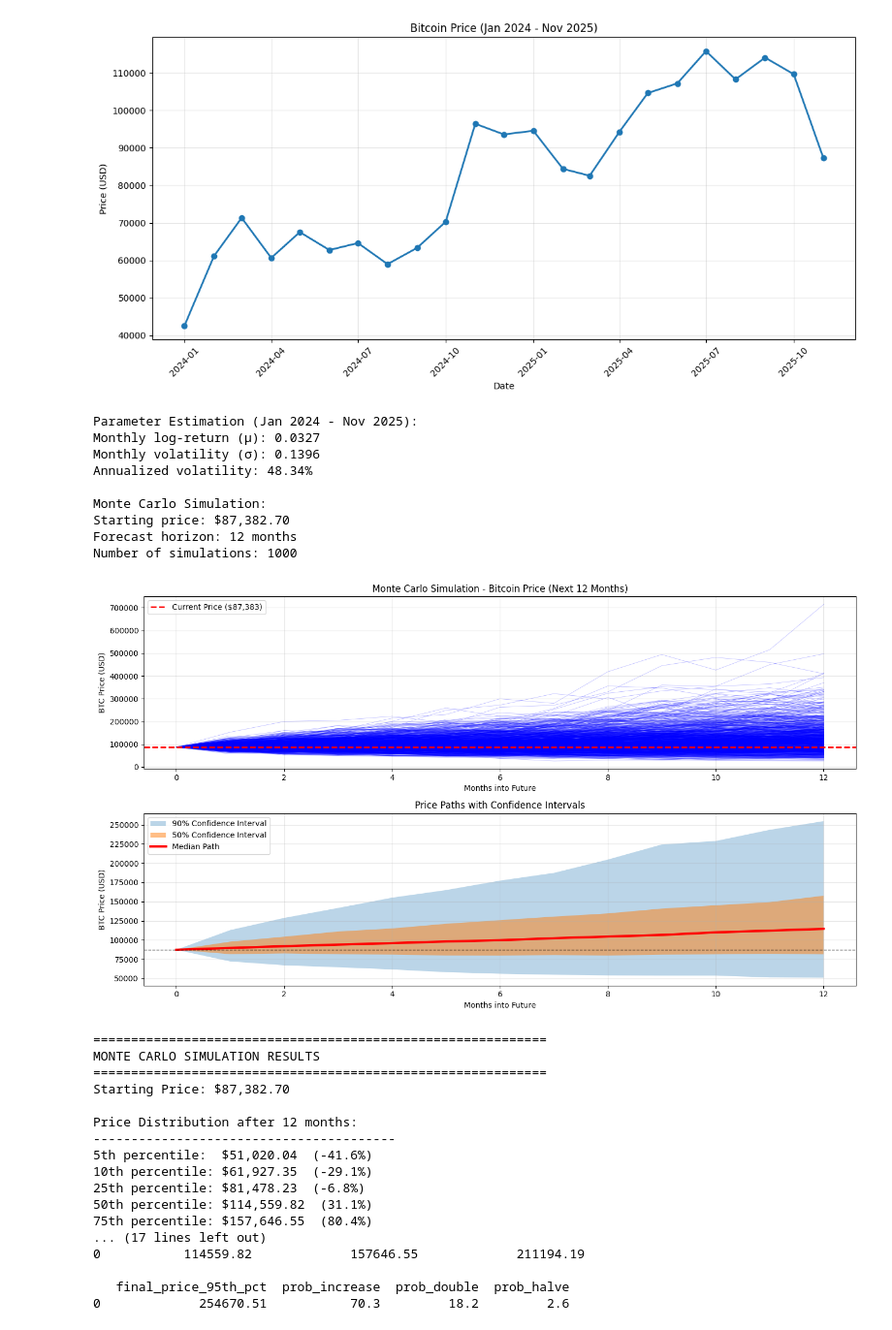
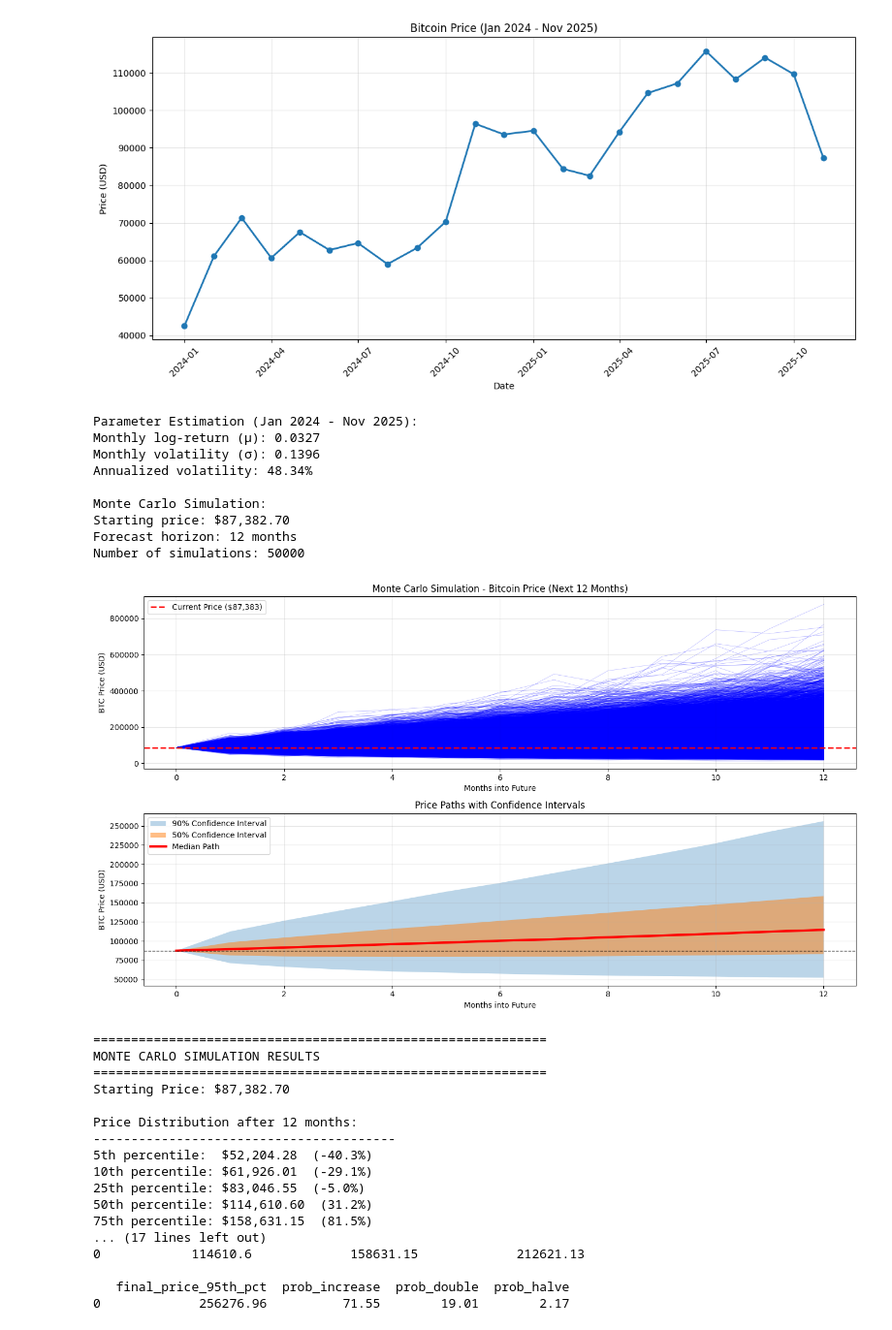
Before and after one commit to Hatemmanaiofficiel/MONTE_CARLO-BTC-2024-2025, a Jupyter notebook: BTC-Analysis/BTC-ANAL.ipynb, the cells around one changed output. Shown: that part at 97% size. Cells and saved outputs as stored; diff of their text form; code cells hidden in the pictures.

```diff
--- a/BTC-Analysis/BTC-ANAL.ipynb
+++ b/BTC-Analysis/BTC-ANAL.ipynb
@@ -95,15 +95,11 @@ print(f"Annualized volatility: {sigma * np.sqrt(12):.2%}")
 # Monte Carlo simulation
 last_price = df['Price'].iloc[-1]
 months = 12
-num_simulations = 1000
+num_simulations = 50000
 
 paths = np.zeros((months + 1, num_simulations))
 paths[0] = last_price
 
-print(f"\nMonte Carlo Simulation:")
-print(f"Starting price: ${last_price:,.2f}")
-print(f"Forecast horizon: {months} months")
-print(f"Number of simulations: {num_simulations}")
 
 # Run simulations
 np.random.seed(42)  # For reproducible results
@@ -114,6 +110,11 @@ for t in range(1, months + 1):
 # Calculate percentiles
 final_prices = paths[-1]
 p5, p10, p25, p50, p75, p90, p95 = np.percentile(final_prices, [5, 10, 25, 50, 75, 90, 95])
+
+print(f"\nMonte Carlo Simulation:")
+print(f"Starting price: ${last_price:,.2f}")
+print(f"Forecast horizon: {months} months")
+print(f"Number of simulations: {num_simulations}")
 
 # Plot the simulated paths
 plt.figure(figsize=(14, 8))
@@ -171,35 +172,35 @@ print(f"Probability price halves: {prob_half:.1f}%")
 
 # Create summary dataframe
 summary = {
     'last_price': last_price,
     'mu_monthly_log_return': mu,
     'sigma_monthly_log_return': sigma,
     'final_price_5th_pct': p5,
     'final_price_10th_pct': p10,
     'final_price_25th_pct': p25,
     'final_price_median': p50,
     'final_price_75th_pct': p75,
     'final_price_90th_pct': p90,
     'final_price_95th_pct': p95,
     'prob_increase': prob_above_current,
     'prob_double': prob_double,
     'prob_halve': prob_half
 }
 
 summary_df = pd.DataFrame([summary])
 print(f"\nSummary DataFrame:")
 print(summary_df.round(2))
 # %% [output]
 Parameter Estimation (Jan 2024 - Nov 2025):
 Monthly log-return (μ): 0.0327
 Monthly volatility (σ): 0.1396
 Annualized volatility: 48.34%
 
 Monte Carlo Simulation:
 Starting price: $87,382.70
 Forecast horizon: 12 months
-Number of simulations: 1000
+Number of simulations: 50000
-[figure, old version]
+[figure, new version]
 ============================================================
 MONTE CARLO SIMULATION RESULTS
 ============================================================
@@ -207,13 +208,13 @@ Starting Price: $87,382.70
 
 Price Distribution after 12 months:
 ----------------------------------------
-5th percentile:  $51,020.04  (-41.6%)
-10th percentile: $61,927.35  (-29.1%)
-25th percentile: $81,478.23  (-6.8%)
-50th percentile: $114,559.82  (31.1%)
-75th percentile: $157,646.55  (80.4%)
+5th percentile:  $52,204.28  (-40.3%)
+10th percentile: $61,926.01  (-29.1%)
+25th percentile: $83,046.55  (-5.0%)
+50th percentile: $114,610.60  (31.2%)
+75th percentile: $158,631.15  (81.5%)
 ... (17 lines left out)
-0           114559.82             157646.55             211194.19
+0            114610.6             158631.15             212621.13
 
    final_price_95th_pct  prob_increase  prob_double  prob_halve
-0             254670.51           70.3         18.2         2.6
+0             256276.96          71.55        19.01        2.17
```
